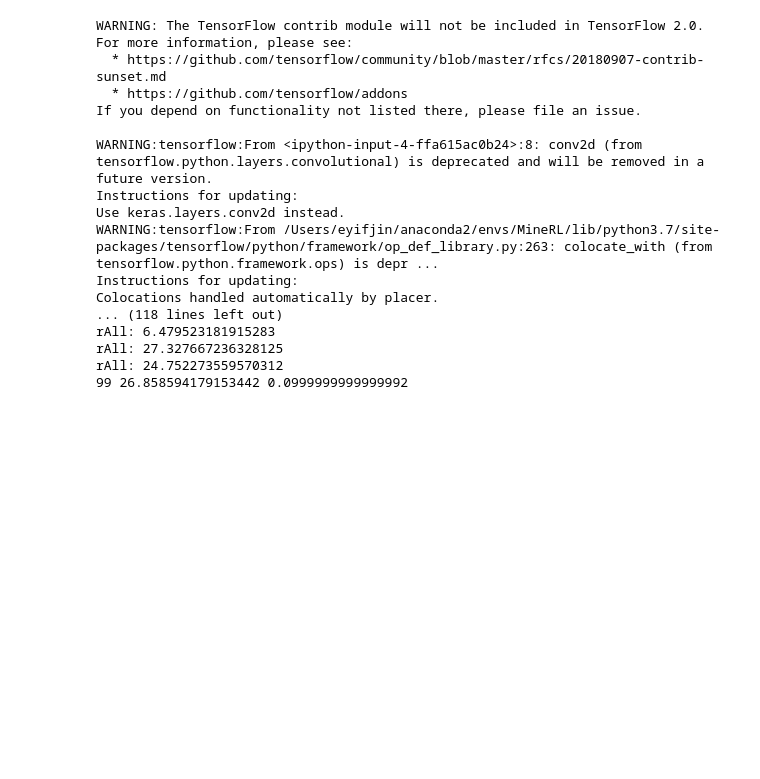
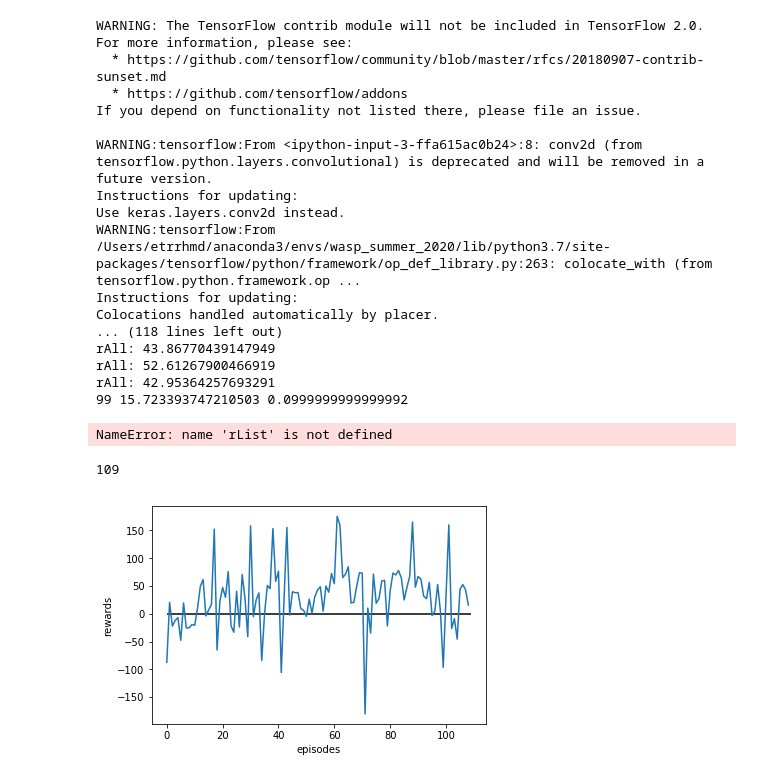
Before and after one commit to bluelancer/DQFD_Minecraft, a Jupyter notebook: MineRL_Navigate_DQN.ipynb, the cells around one changed output. Drawn from its saved outputs; the diff is of its cells as text; code cells hidden in the pictures; blank space fills up the shorter version.

Commit message:
adding the reward plot

```diff
--- a/MineRL_Navigate_DQN.ipynb
+++ b/MineRL_Navigate_DQN.ipynb
@@ -77,7 +77,7 @@ def main():
     network = dqn_network()
 
     config = tf.ConfigProto()
-    config.gpu_options.allow_growth = False
+    config.gpu_options.allow_growth = True
     sess = tf.Session(config=config)
     init = tf.global_variables_initializer()
     sess.run(init)
@@ -85,9 +85,9 @@ def main():
     variables = tf.trainable_variables(scope=None)
     saver = tf.train.Saver(variables, max_to_keep=5)
 
-    from local import model_path
+    model_path = '../tf_model'#'/media/kimbring2/Steam1/MineRL/model/snake'
     ckpt = tf.train.get_checkpoint_state(model_path)
-    # saver.restore(sess, ckpt.model_checkpoint_path)
+    saver.restore(sess, ckpt.model_checkpoint_path)
 
     episodeBuffer = deque()
     total_steps = 0
@@ -186,14 +186,14 @@ For more information, please see:
   * https://github.com/tensorflow/addons
 If you depend on functionality not listed there, please file an issue.
 
-WARNING:tensorflow:From <ipython-input-4-ffa615ac0b24>:8: conv2d (from tensorflow.python.layers.convolutional) is deprecated and will be removed in a future version.
+WARNING:tensorflow:From <ipython-input-3-ffa615ac0b24>:8: conv2d (from tensorflow.python.layers.convolutional) is deprecated and will be removed in a future version.
 Instructions for updating:
 Use keras.layers.conv2d instead.
-WARNING:tensorflow:From /Users/eyifjin/anaconda2/envs/MineRL/lib/python3.7/site-packages/tensorflow/python/framework/op_def_library.py:263: colocate_with (from tensorflow.python.framework.ops) is depr ...
+WARNING:tensorflow:From /Users/etrrhmd/anaconda3/envs/wasp_summer_2020/lib/python3.7/site-packages/tensorflow/python/framework/op_def_library.py:263: colocate_with (from tensorflow.python.framework.op ...
 Instructions for updating:
 Colocations handled automatically by placer.
 ... (118 lines left out)
-rAll: 6.479523181915283
-rAll: 27.327667236328125
-rAll: 24.752273559570312
-99 26.858594179153442 0.0999999999999992
+rAll: 43.86770439147949
+rAll: 52.61267900466919
+rAll: 42.95364257693291
+99 15.723393747210503 0.0999999999999992
@@ -199,0 +202,40 @@ rAll: 24.752273559570312
+# %%
+rList
+# %% [output]
+NameError: name 'rList' is not defined
+# %%
+#manually copied the obtained reward because the data was deleted after training :(
+reward_list = [-87.37141418457031 ,20.49593734741211,-22.387405395507812,-12.086983680725098,-7.037384033203125,
+             -47.87668991088867,19.381465911865234,-25.68572998046875,-25.411361694335938,-19.516395568847656,
+             -20.749596118927002,9.777721405029297,48.83871841430664,61.48425483703613,-3.8839683532714844,
+             6.754215240478516,16.865394592285156,152.17774391174316,-65.32474136352539,21.91742706298828,
+             47.279476165771484,29.58862419128418 ,75.79189825057983,-21.700950622558594,-33.24513244628906,
+             40.43720054626465,-23.853240966796875,70.63583040237427,27.65382957458496,-41.116737365722656,
+             158.27785921096802,-5.250755310058594,24.762980127334593 ,37.57911682128906,-84.1944351196289,
+             -0.3706321716308594,50.923211097717285,45.163025856018066,153.40646839141846,58.20757818222046,
+             76.45052754878998,-105.89535522460938,26.22668389081955 ,155.60037326812744,-2.4938583374023438,
+             39.534889221191406,37.93472671508789,38.04174041748047,9.189342498779297,6.296076759696007,
+             -4.734642028808594,26.095165252685547,0.8858070373535156,30.634962080419065 ,42.8304386138916,
+             48.52030372619629,4.504112243652344,49.755229473114014,38.796878814697266,72.43832302093506,
+             54.187477111816406,175.49649906158447,159.55980014801025,65.09384441375732,71.1182906627655 ,
+             84.52717199921608,19.238113403320312,20.61346435546875,49.29728984832764,73.78218936920166,
+             73.03730660676956,-180.3453140258789,10.179004669189453,-34.90570831298828,71.34622144699097,
+             18.676973935961723 ,27.430892944335938,58.877838134765625,60.026745319366455,-22.20771026611328,
+             41.488661766052246,73.21706896275282,69.88796138763428,77.68009388446808,64.21982038021088,
+             24.842050552368164,47.54634230658412 ,67.43766784667969,165.03861045837402,47.69053649902344,
+             67.07011818885803,62.21632432937622,31.858444213867188,27.049365997314453,56.371216773986816,
+             -3.3318405151367188,4.915836334228516,52.63162801265717,4.120441436767578,-96.6282958984375,
+             31.374427795410156,159.9239730834961,-26.63460922241211,-8.595428466796875,-45.760597229003906,
+             43.86770439147949,52.61267900466919,42.95364257693291,15.723393747210503]
+# %%
+len(reward_list)
+# %% [output]
+109
+# %%
+plt.plot(reward_list)
+plt.hlines(0,0,109)
+plt.xlabel('episodes')
+plt.ylabel('rewards')
+plt.show()
+# %% [output]
+[figure, added]
```
Also changed, not shown: parts of 2 cells of this notebook.
